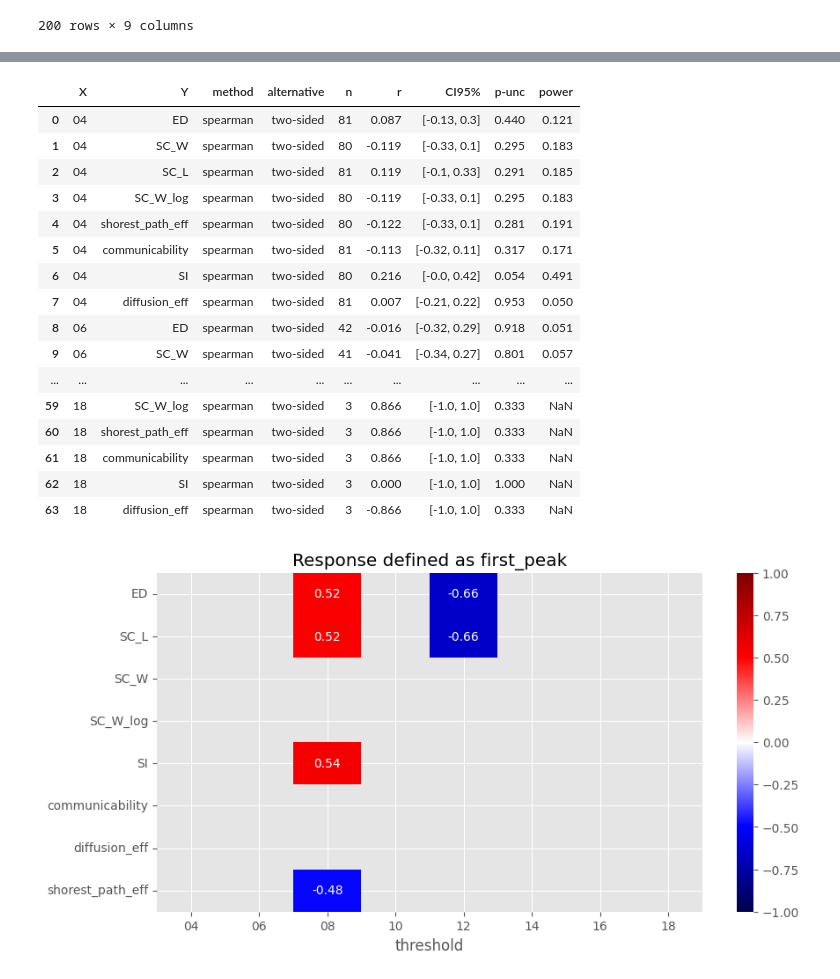
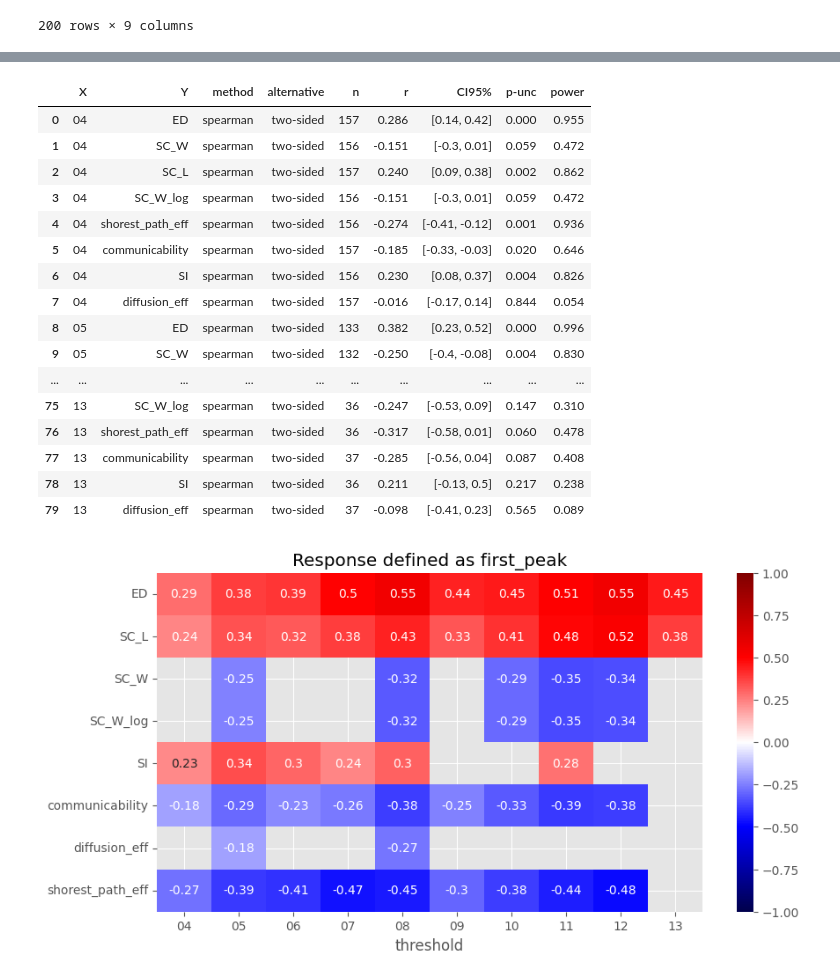
Before and after one commit to Katterrina/fimuni_thesis, a Jupyter notebook: notebooks/pytepfit/06_analysis.ipynb, the cells around one changed output, grey strips where cells are left out. Saved outputs shown, nothing was run; the diff lists cells and outputs as text; code cells hidden in the pictures.

```diff
--- a/notebooks/pytepfit/06_analysis.ipynb
+++ b/notebooks/pytepfit/06_analysis.ipynb
@@ -46,7 +46,7 @@ def plot_one_roi(data,roi_id,labels,title=None,constants_h=[],constants_v=[]):
 # %% [markdown]
 ## Settings
 # %%
-response_length = 50
+response_length = 200
 # %% [markdown]
 ## Load data
 # %% [markdown]
@@ -119,9 +111,10 @@ def estimate_auc(seqence, threshold):
 
 def get_threshold_range(data,stim_idx):
     maxima = np.max(data[stim_idx:,:],axis=0)
+    print(maxima.shape)
     maxima.sort()
 
-    upper = int(maxima[-5])
+    upper = int(maxima[-30]) # for higest threshold there should be at least 30 responses above for statistics
     lower = int(np.max(data[:stim_idx,:]))
     step = int((upper - lower) / 7)
 
@@ -443,7 +482,7 @@ df_metrics
 | 199 | 91.292385 | 0.000001 | 177.638387 | -13.551289 | 0.007421 | 0.000060 | 19.006076 | 0.003747 | ... |
 200 rows × 9 columns
 # %%
-selected_response_definitions= ['01-response', 'first_peak', 'first_peak_time', 'highest_peak', 'variance', 'AUC']
+selected_response_definitions= ['01-response', 'first_peak', 'first_peak_time', 'highest_peak', 'AUC']
 pd.set_option('display.max_rows', None)
 
 for i,resp_definition in tqdm(enumerate(selected_response_definitions)):
@@ -480,19 +519,19 @@ for i,resp_definition in tqdm(enumerate(selected_response_definitions)):
 |  | X | Y | method | alternative | n | r | CI95% | p-unc | power |
-| 0 | 04 | ED | spearman | two-sided | 81 | 0.087 | [-0.13, 0.3] | 0.440 | 0.121 |
-| 1 | 04 | SC_W | spearman | two-sided | 80 | -0.119 | [-0.33, 0.1] | 0.295 | 0.183 |
-| 2 | 04 | SC_L | spearman | two-sided | 81 | 0.119 | [-0.1, 0.33] | 0.291 | 0.185 |
-| 3 | 04 | SC_W_log | spearman | two-sided | 80 | -0.119 | [-0.33, 0.1] | 0.295 | 0.183 |
-| 4 | 04 | shorest_path_eff | spearman | two-sided | 80 | -0.122 | [-0.33, 0.1] | 0.281 | 0.191 |
-| 5 | 04 | communicability | spearman | two-sided | 81 | -0.113 | [-0.32, 0.11] | 0.317 | 0.171 |
-| 6 | 04 | SI | spearman | two-sided | 80 | 0.216 | [-0.0, 0.42] | 0.054 | 0.491 |
-| 7 | 04 | diffusion_eff | spearman | two-sided | 81 | 0.007 | [-0.21, 0.22] | 0.953 | 0.050 |
-| 8 | 06 | ED | spearman | two-sided | 42 | -0.016 | [-0.32, 0.29] | 0.918 | 0.051 |
-| 9 | 06 | SC_W | spearman | two-sided | 41 | -0.041 | [-0.34, 0.27] | 0.801 | 0.057 |
+| 0 | 04 | ED | spearman | two-sided | 157 | 0.286 | [0.14, 0.42] | 0.000 | 0.955 |
+| 1 | 04 | SC_W | spearman | two-sided | 156 | -0.151 | [-0.3, 0.01] | 0.059 | 0.472 |
+| 2 | 04 | SC_L | spearman | two-sided | 157 | 0.240 | [0.09, 0.38] | 0.002 | 0.862 |
+| 3 | 04 | SC_W_log | spearman | two-sided | 156 | -0.151 | [-0.3, 0.01] | 0.059 | 0.472 |
+| 4 | 04 | shorest_path_eff | spearman | two-sided | 156 | -0.274 | [-0.41, -0.12] | 0.001 | 0.936 |
+| 5 | 04 | communicability | spearman | two-sided | 157 | -0.185 | [-0.33, -0.03] | 0.020 | 0.646 |
+| 6 | 04 | SI | spearman | two-sided | 156 | 0.230 | [0.08, 0.37] | 0.004 | 0.826 |
+| 7 | 04 | diffusion_eff | spearman | two-sided | 157 | -0.016 | [-0.17, 0.14] | 0.844 | 0.054 |
+| 8 | 05 | ED | spearman | two-sided | 133 | 0.382 | [0.23, 0.52] | 0.000 | 0.996 |
+| 9 | 05 | SC_W | spearman | two-sided | 132 | -0.250 | [-0.4, -0.08] | 0.004 | 0.830 |
 | ... | ... | ... | ... | ... | ... | ... | ... | ... | ... |
-| 59 | 18 | SC_W_log | spearman | two-sided | 3 | 0.866 | [-1.0, 1.0] | 0.333 | NaN |
-| 60 | 18 | shorest_path_eff | spearman | two-sided | 3 | 0.866 | [-1.0, 1.0] | 0.333 | NaN |
-| 61 | 18 | communicability | spearman | two-sided | 3 | 0.866 | [-1.0, 1.0] | 0.333 | NaN |
-| 62 | 18 | SI | spearman | two-sided | 3 | 0.000 | [-1.0, 1.0] | 1.000 | NaN |
-| 63 | 18 | diffusion_eff | spearman | two-sided | 3 | -0.866 | [-1.0, 1.0] | 0.333 | NaN |
+| 75 | 13 | SC_W_log | spearman | two-sided | 36 | -0.247 | [-0.53, 0.09] | 0.147 | 0.310 |
+| 76 | 13 | shorest_path_eff | spearman | two-sided | 36 | -0.317 | [-0.58, 0.01] | 0.060 | 0.478 |
+| 77 | 13 | communicability | spearman | two-sided | 37 | -0.285 | [-0.56, 0.04] | 0.087 | 0.408 |
+| 78 | 13 | SI | spearman | two-sided | 36 | 0.211 | [-0.13, 0.5] | 0.217 | 0.238 |
+| 79 | 13 | diffusion_eff | spearman | two-sided | 37 | -0.098 | [-0.41, 0.23] | 0.565 | 0.089 |
-[figure, old version]
+[figure, new version]
 |  | X | Y | method | alternative | n | r | CI95% | p-unc | power |
```
Also changed, not shown: parts of 12 cells of this notebook, 2 other files.
